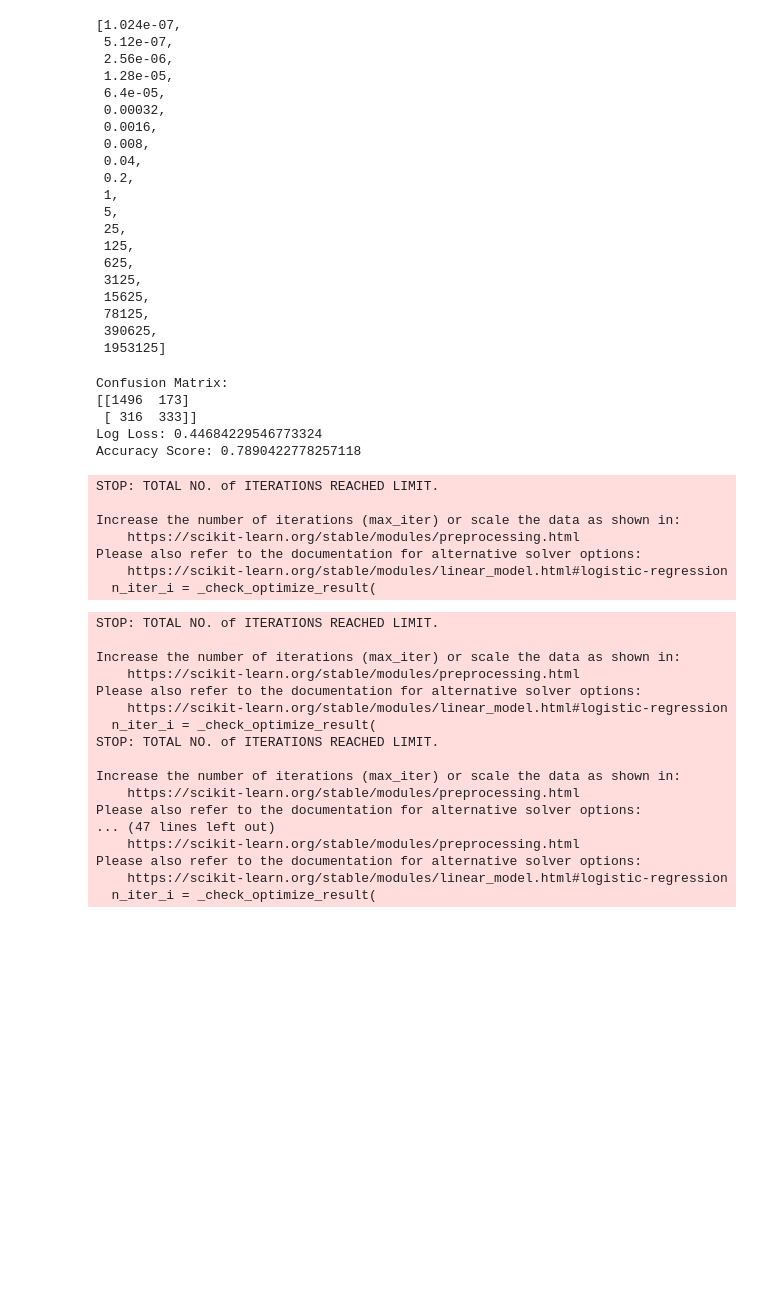
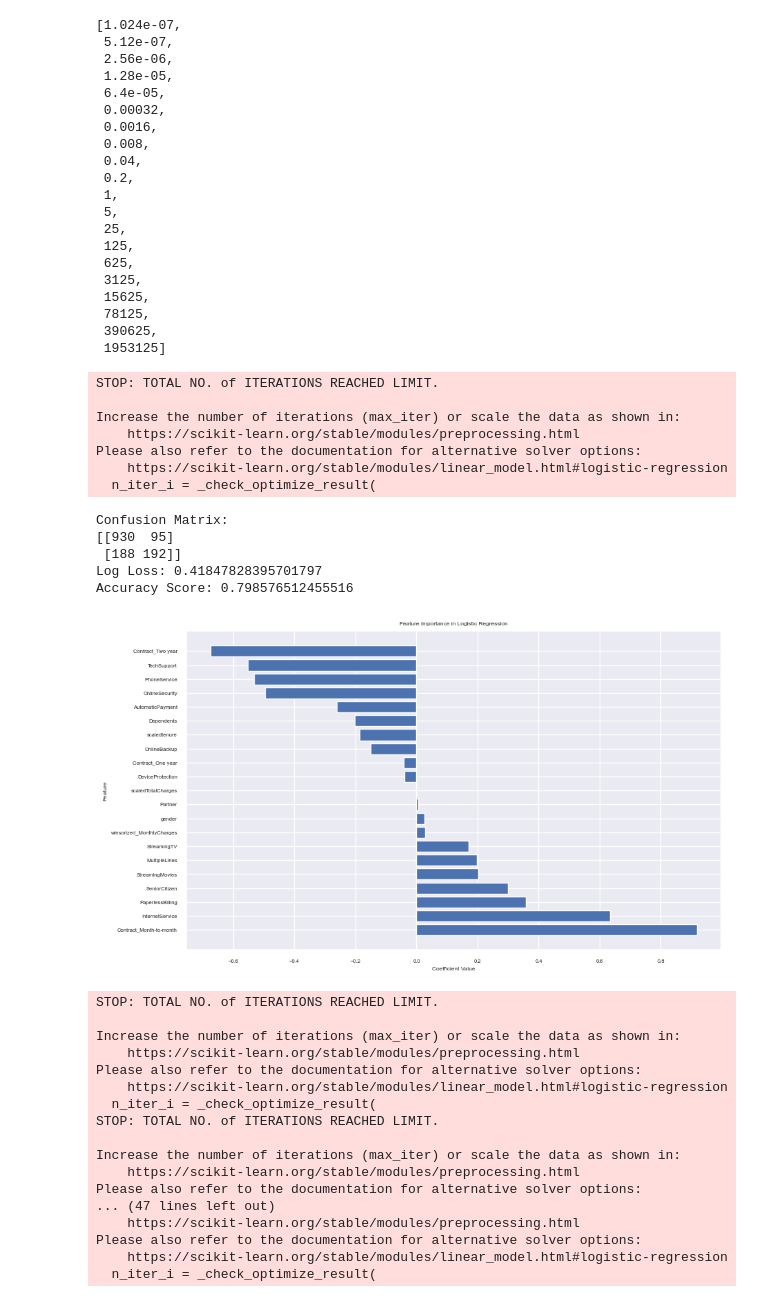
Before and after one commit to Isabellarasku/Verizon-2, a Jupyter notebook: ModelVerizon#2.ipynb, the cells around one changed output. Cells and saved outputs as stored; diff of their text form; code cells hidden in the pictures; blank space fills up the shorter version.

```diff
--- a/ModelVerizon#2.ipynb
+++ b/ModelVerizon#2.ipynb
@@ -884,30 +897,48 @@ def train_test_LR(X_train, y_train, X_test, y_test, c=1):
     #Compute the accuracy score
     acc_score = accuracy_score(y_test, churn_predictions)
 
-    return cm, l_loss, acc_score
+    # Get the feature coefficients
+    feature_coeffs = model.coef_[0]
+
+    # Create a DataFrame to associate feature names with their coefficients
+    coefficients_df = pd.DataFrame({'Feature': X.columns, 'Coefficient': feature_coeffs})
+
+    # Sort the DataFrame by coefficient values to see which features are most important
+    sorted_coeffs = coefficients_df.sort_values(by='Coefficient', ascending=False)
+
+    return cm, l_loss, acc_score, sorted_coeffs
 # %%
-cm, l_loss, acc_score = train_test_LR(X_train, y_train, X_test, y_test, c=1)
+cm, l_loss, acc_score, sorted_coeffs = train_test_LR(X_train, y_train, X_test, y_test, c=1)
 
 # Print the confusion matrix
 print("Confusion Matrix:")
 print(cm)
 
 # Print log loss and accuracy score
 print(f"Log Loss: {l_loss}")
 print(f"Accuracy Score: {acc_score}")
+
+# Plot the feature importance
+plt.figure(figsize=(10, 6))
+plt.barh(sorted_coeffs['Feature'], sorted_coeffs['Coefficient'])
+plt.xlabel('Coefficient Value')
+plt.ylabel('Feature')
+plt.title('Feature Importance in Logistic Regression')
+plt.show()
 # %% [output]
-Confusion Matrix:
-[[1496  173]
- [ 316  333]]
-Log Loss: 0.44684229546773324
-Accuracy Score: 0.7890422778257118
+STOP: TOTAL NO. of ITERATIONS REACHED LIMIT.
+
+Increase the number of iterations (max_iter) or scale the data as shown in:
+    https://scikit-learn.org/stable/modules/preprocessing.html
+Please also refer to the documentation for alternative solver options:
+    https://scikit-learn.org/stable/modules/linear_model.html#logistic-regression
+  n_iter_i = _check_optimize_result(
-STOP: TOTAL NO. of ITERATIONS REACHED LIMIT.
-
-Increase the number of iterations (max_iter) or scale the data as shown in:
-    https://scikit-learn.org/stable/modules/preprocessing.html
-Please also refer to the documentation for alternative solver options:
-    https://scikit-learn.org/stable/modules/linear_model.html#logistic-regression
-  n_iter_i = _check_optimize_result(
+Confusion Matrix:
+[[930  95]
+ [188 192]]
+Log Loss: 0.41847828395701797
+Accuracy Score: 0.798576512455516
+[figure, added]
 # %%
 #iterate through each hyperparam value and record performance
 loglosses_cs = []
```
Also changed, not shown: parts of 48 cells of this notebook.
